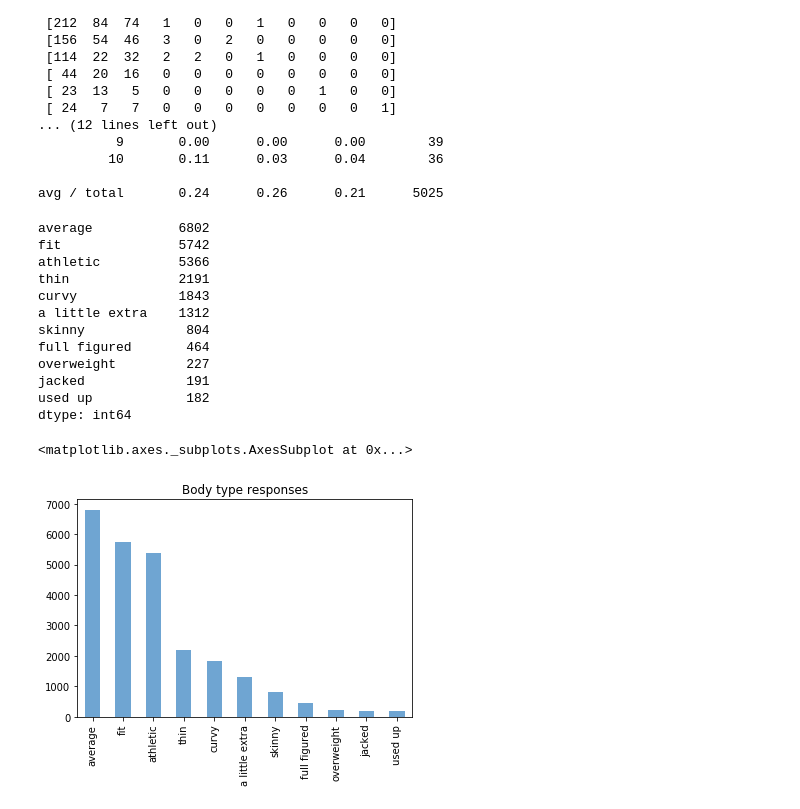
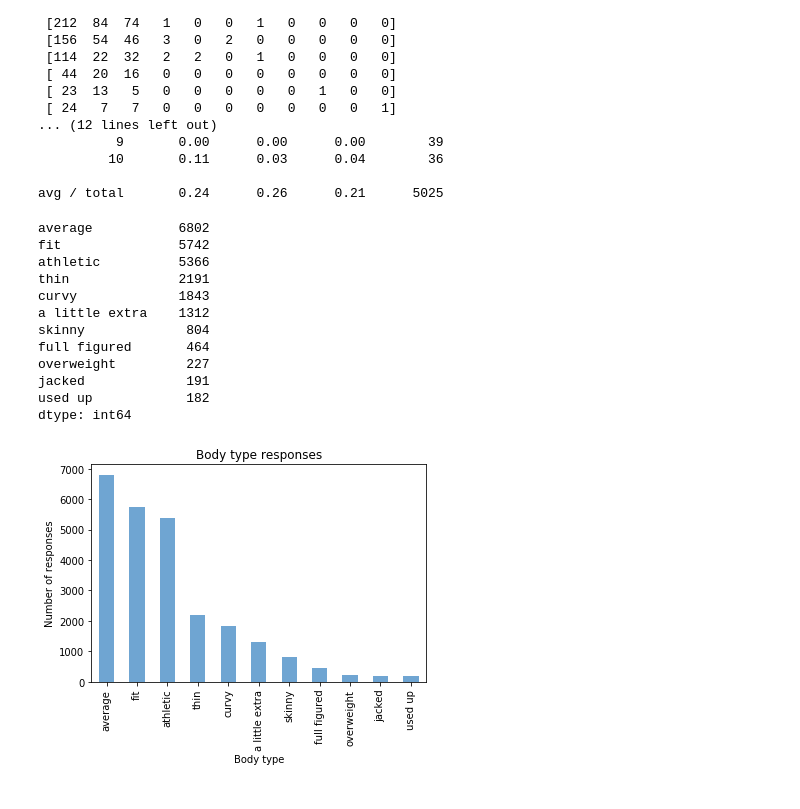
Before and after one commit to andrewhercules/date-a-scientist, a Jupyter notebook: date_a_scientist.ipynb, the cells around one changed output. Cells and saved outputs as stored; diff of their text form; code cells hidden in the pictures.

```diff
--- a/date_a_scientist.ipynb
+++ b/date_a_scientist.ipynb
@@ -558,27 +558,28 @@ avg / total       0.24      0.26      0.21      5025
 # %%
 # branding colours
 
 light_blue = "#6fa5d2"
 medium_blue = "#456785"
 dark_blue = "#293748"
 
 #generate bar chart for body types
 
 body_type_responses = pd.value_counts(all_data['body_type'].values, sort=True)
 print(body_type_responses)
-body_type_responses.plot(kind='bar', title='Body type responses', color=light_blue)
+ax = body_type_responses.plot(kind='bar', title='Body type responses', color=light_blue)
+ax.set(xlabel='Body type', ylabel='Number of responses')
+plt.show()
 # %% [output]
 average           6802
 fit               5742
 athletic          5366
 thin              2191
 curvy             1843
 a little extra    1312
 skinny             804
 full figured       464
 overweight         227
 jacked             191
 used up            182
 dtype: int64
-<matplotlib.axes._subplots.AxesSubplot at 0x...>
-[figure, old version]
+[figure, new version]
```
Also changed, not shown: parts of 1 cell of this notebook.
